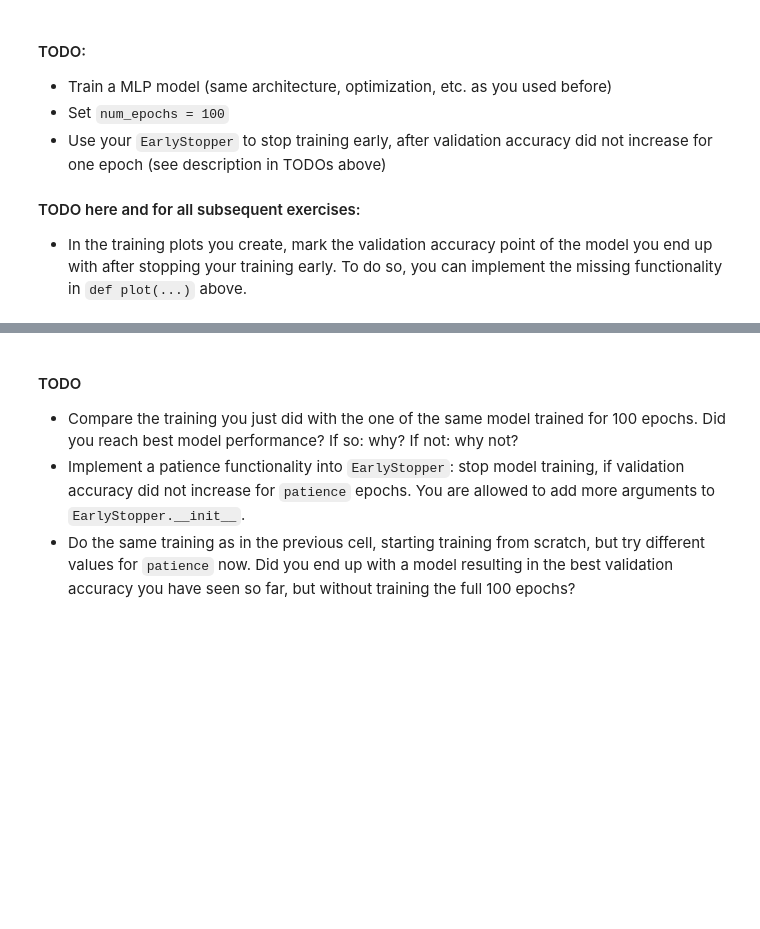
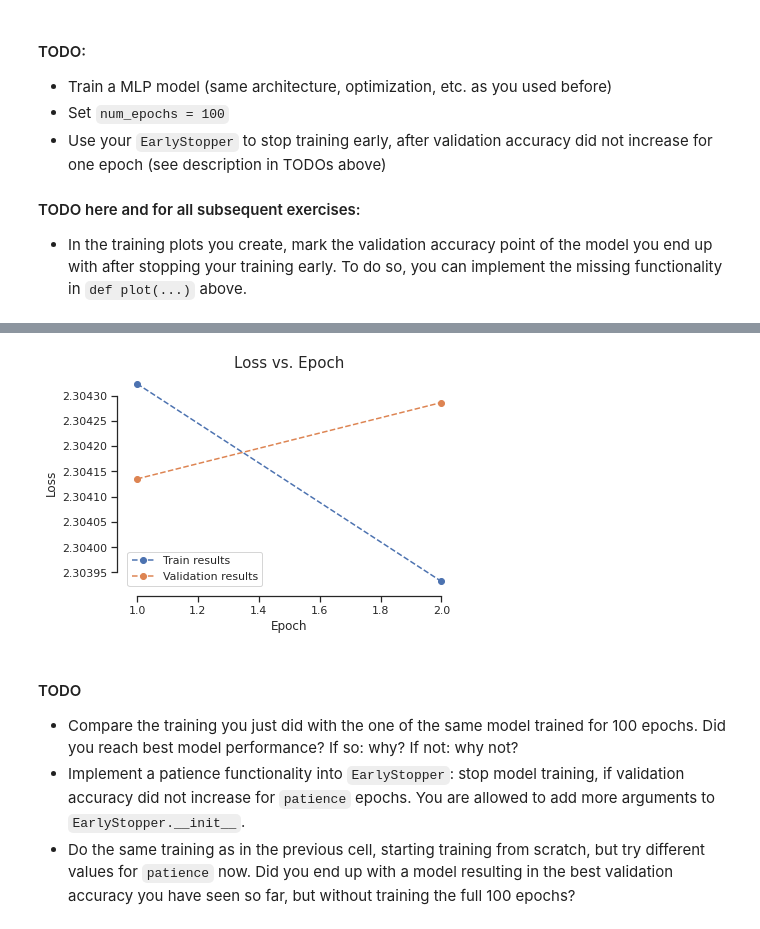
Before and after one commit to Marei33/Deep-Learning, a Jupyter notebook: Ex2_2021.ipynb, the cells around one changed output, grey strips where cells are left out. Cells and saved outputs as stored; diff of their text form; code cells hidden in the pictures; blank space fills up the shorter version.

```diff
--- a/Ex2_2021.ipynb
+++ b/Ex2_2021.ipynb
@@ -434,7 +434,11 @@ def run_training(model, optimizer, loss_function, device, num_epochs,
             ####################
             ## YOUR CODE HERE ##
             ####################
-            raise NotImplementedError
+            early_stopper.update(epoch_val_acc, model)
+            if early_stopper.early_stop:
+              early_stopper.load_checkpoint(model)
+              print("Early stopping, since the validation accuracy did not increase. Epoch: {}".format(epoch))
+              break
 
             # END OF YOUR CODE #
 
@@ -475,7 +479,7 @@ def plot(title, label, train_results, val_results, yscale='linear', save_path=No
         ####################
         ## YOUR CODE HERE ##
         ####################
-        raise NotImplementedError
+        plt.scatter(extra_pt[0], extra_pt[1], c='red')
 
         # END OF YOUR CODE #
 
@@ -731,0 +705,17 @@ for param_tensor in mlp_reloaded.state_dict():
+# %%
+# Instantiate a new model and test its validation performance
+img_width = 32
+num_in_channels = 3
+num_classes = 10
+
+# Instantiate model
+model2 = MLP(img_width, num_in_channels, num_classes, num_hidden_units=30, num_hidden_layers=1, act_fn=None)
+model2.to(device)
+
+# Setup the loss function
+loss_function = nn.CrossEntropyLoss()
+
+# Compute validation accuracy
+loss, acc, confusion_matrix = validate(valloader, model2, loss_function, device, master_bar=None)
+
+print("Untrained validation accuracy of model2: {}".format(acc))
@@ -785,0 +848,17 @@ class EarlyStopper:
+# %%
+####################
+## YOUR CODE HERE ##
+####################
+mlp_Estop = MLP(img_width=32, num_in_channels=3, num_classes=num_classes, num_hidden_units=30, num_hidden_layers=1, act_fn=None)
+mlp_Estop.to(device)
+
+num_epochs = 100
+loss_fn = nn.CrossEntropyLoss()
+lr = 10e-3
+optimizer = optim.Adam(mlp.parameters(), lr=lr)
+early_stopper=EarlyStopper(verbose=False, path='checkpoint.pt')
+
+train_losses, val_losses, train_accs, val_accs, confusion_matrix= run_training(model=mlp_Estop, optimizer=optimizer, loss_function=loss_fn,
+                                                                               device=device, num_epochs=num_epochs,
+                                                                               train_dataloader=trainloader, val_dataloader=valloader,
+                                                                               early_stopper=early_stopper, verbose=False)
@@ -786,3 +869,8 @@ class EarlyStopper:
+# %%
+plot(title="Loss vs. Epoch", label="Loss", train_results=train_losses, val_results=val_losses, yscale='linear', save_path=None,
+         extra_pt=None, extra_pt_label="Early Stop")
+# %% [output]
+[figure, added]
 # %% [markdown]
 #### TODO
 - Compare the training you just did with the one of the same model trained for 100 epochs. Did you reach best model performance? If so: why? If not: why not?
```
Also changed, not shown: parts of 15 cells of this notebook.
